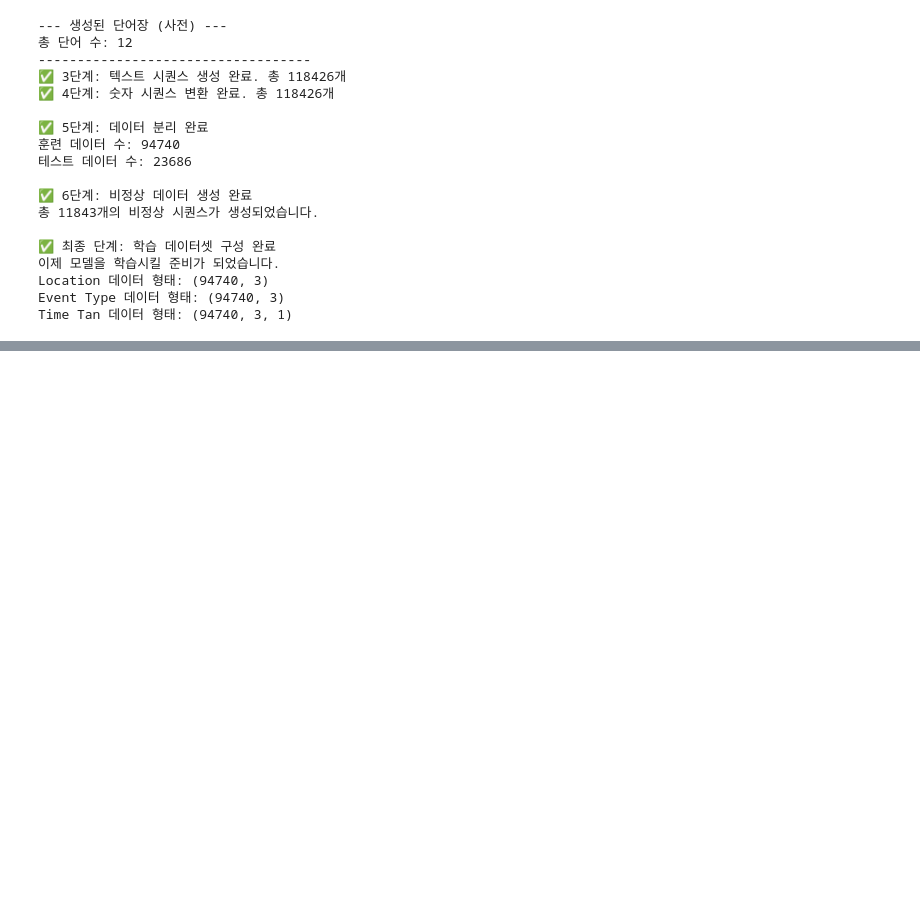
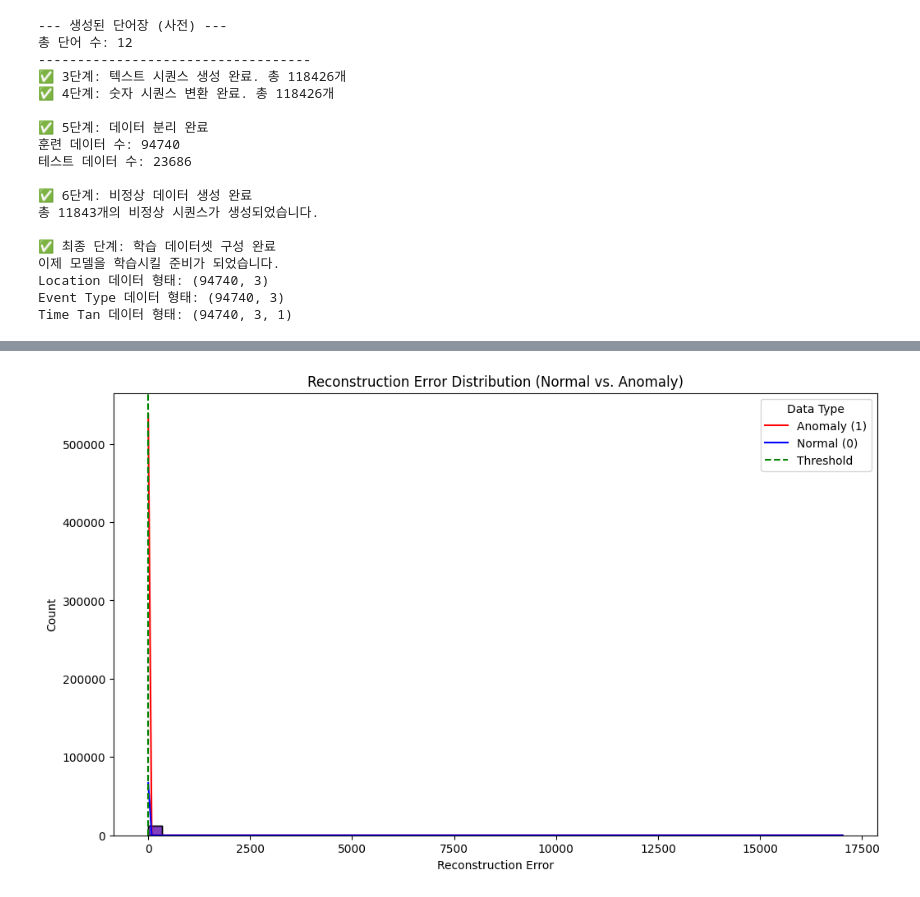
Before and after one commit to nang5587/KDT-AI-model, a Jupyter notebook: preprocessing/sliding_window.ipynb, the cells around one changed output, grey strips where cells are left out. Cells and saved outputs as stored; diff of their text form; code cells hidden in the pictures; blank space fills up the shorter version.

```diff
--- a/preprocessing/sliding_window.ipynb
+++ b/preprocessing/sliding_window.ipynb
@@ -436,0 +495,17 @@ weighted avg       0.83      0.79      0.78     23686
+# %%
+# 평가 코드 2단계에서 'total_test_errors'와 'y_test_labels'를 계산한 후 실행
+
+error_df = pd.DataFrame({
+    'error': total_test_errors,
+    'label': y_test_labels
+})
+
+plt.figure(figsize=(12, 7))
+sns.histplot(data=error_df, x='error', hue='label', bins=50, kde=True, palette=['blue', 'red'])
+plt.axvline(x=optimal_threshold, color='green', linestyle='--', label=f'Optimal Threshold = {optimal_threshold:.2f}')
+plt.title('Reconstruction Error Distribution (Normal vs. Anomaly)')
+plt.xlabel('Reconstruction Error')
+plt.legend(title='Data Type', labels=['Anomaly (1)', 'Normal (0)', 'Threshold'])
+plt.show()
+# %% [output]
+[figure, added]
```
Also changed, not shown: parts of 6 cells of this notebook.
